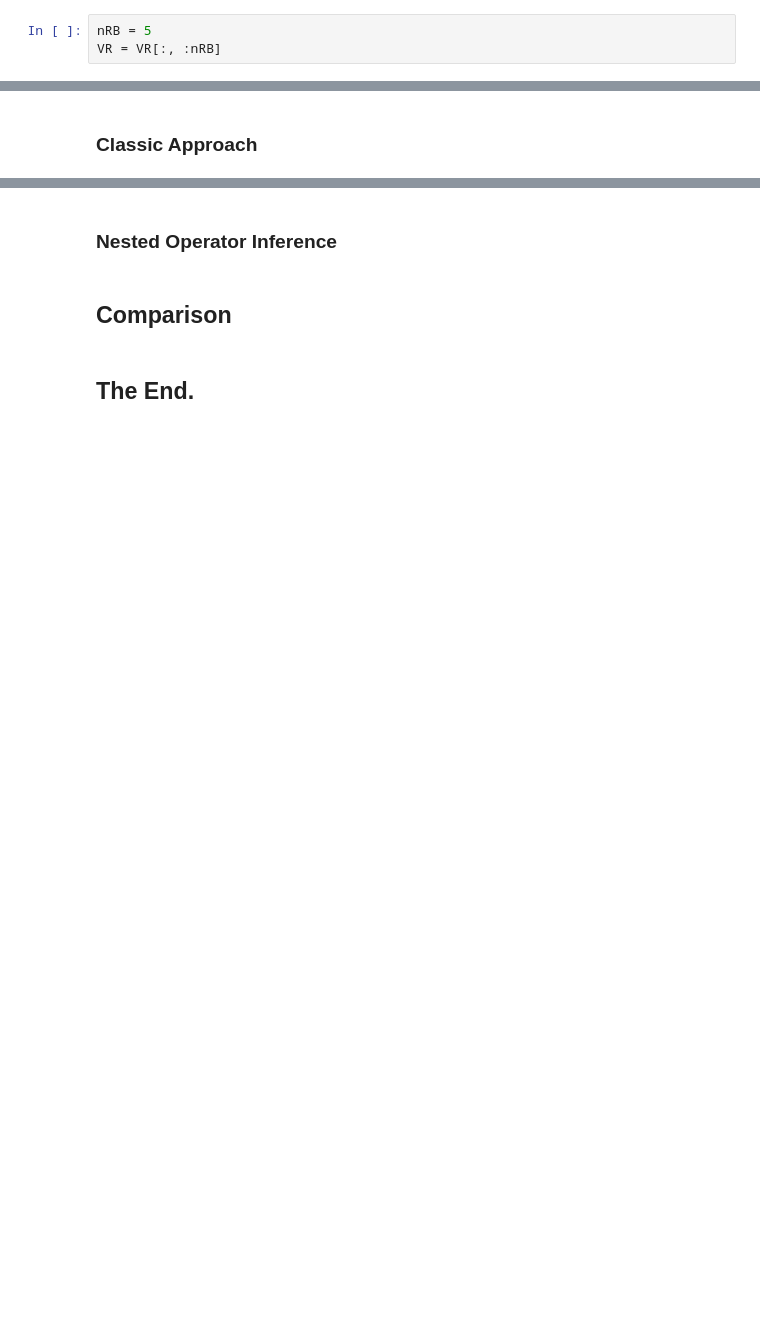
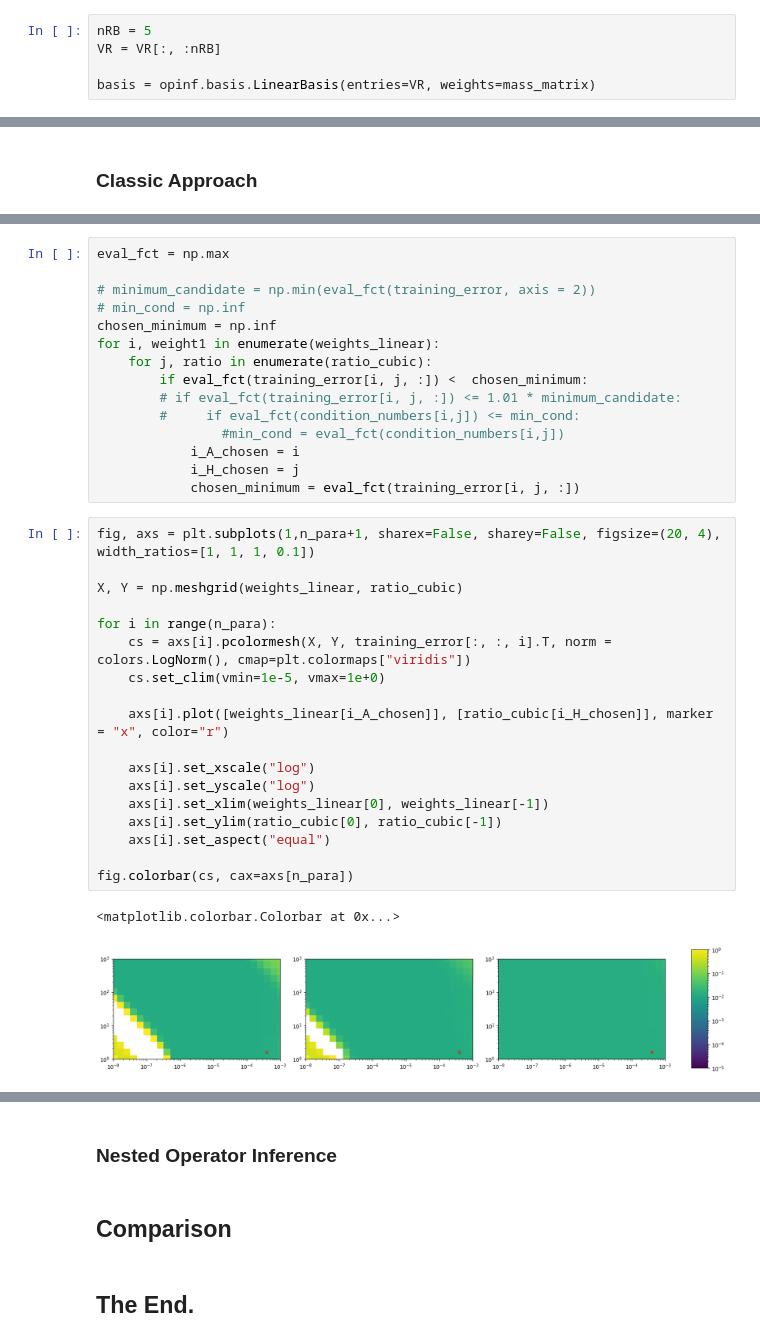
Before and after one commit to nicolearetz/rom-operator-inference-Python3, a Jupyter notebook: docs/source/tutorials/nested.ipynb, the cells around one changed output, grey strips where cells are left out. Drawn from its saved outputs; the diff is of its cells as text; blank space fills up the shorter version.

```diff
--- a/docs/source/tutorials/nested.ipynb
+++ b/docs/source/tutorials/nested.ipynb
@@ -114,6 +132,8 @@ Here, we follow [2] and choose the reduced dimension `nRB = 5`. The singular val
 # %%
 nRB = 5
 VR = VR[:, :nRB]
+
+basis = opinf.basis.LinearBasis(entries=VR, weights=mass_matrix)
 # %% [markdown]
 ## Operator Inference
 # %% [markdown]
@@ -136,0 +228,36 @@ r = 5: number of unknowns 40
+# %%
+eval_fct = np.max
+
+# minimum_candidate = np.min(eval_fct(training_error, axis = 2))
+# min_cond = np.inf
+chosen_minimum = np.inf
+for i, weight1 in enumerate(weights_linear):
+    for j, ratio in enumerate(ratio_cubic):
+        if eval_fct(training_error[i, j, :]) <  chosen_minimum:
+        # if eval_fct(training_error[i, j, :]) <= 1.01 * minimum_candidate:
+        #     if eval_fct(condition_numbers[i,j]) <= min_cond:
+                #min_cond = eval_fct(condition_numbers[i,j])
+            i_A_chosen = i
+            i_H_chosen = j
+            chosen_minimum = eval_fct(training_error[i, j, :])
+# %%
+fig, axs = plt.subplots(1,n_para+1, sharex=False, sharey=False, figsize=(20, 4), width_ratios=[1, 1, 1, 0.1])
+
+X, Y = np.meshgrid(weights_linear, ratio_cubic)
+
+for i in range(n_para):
+    cs = axs[i].pcolormesh(X, Y, training_error[:, :, i].T, norm = colors.LogNorm(), cmap=plt.colormaps["viridis"])
+    cs.set_clim(vmin=1e-5, vmax=1e+0)
+
+    axs[i].plot([weights_linear[i_A_chosen]], [ratio_cubic[i_H_chosen]], marker = "x", color="r")
+
+    axs[i].set_xscale("log")
+    axs[i].set_yscale("log")
+    axs[i].set_xlim(weights_linear[0], weights_linear[-1])
+    axs[i].set_ylim(ratio_cubic[0], ratio_cubic[-1])
+    axs[i].set_aspect("equal")
+
+fig.colorbar(cs, cax=axs[n_para])
+# %% [output]
+<matplotlib.colorbar.Colorbar at 0x...>
+[figure, added]
```
Also changed, not shown: parts of 13 cells of this notebook.
